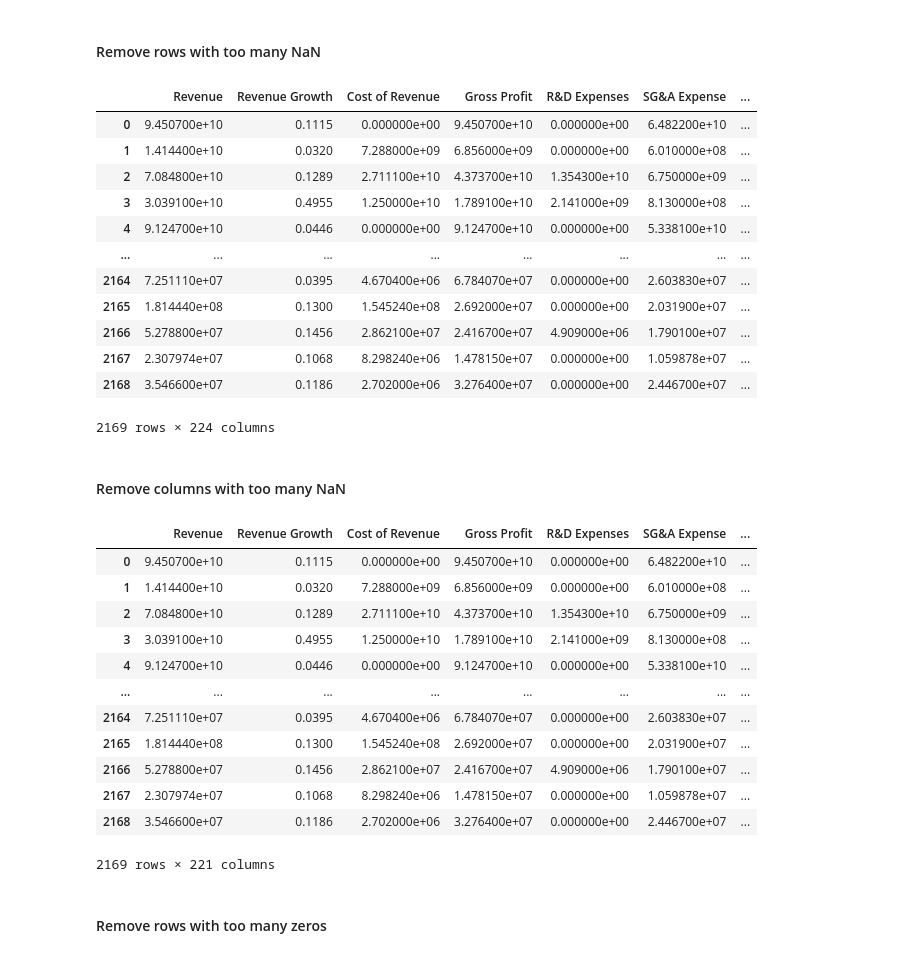
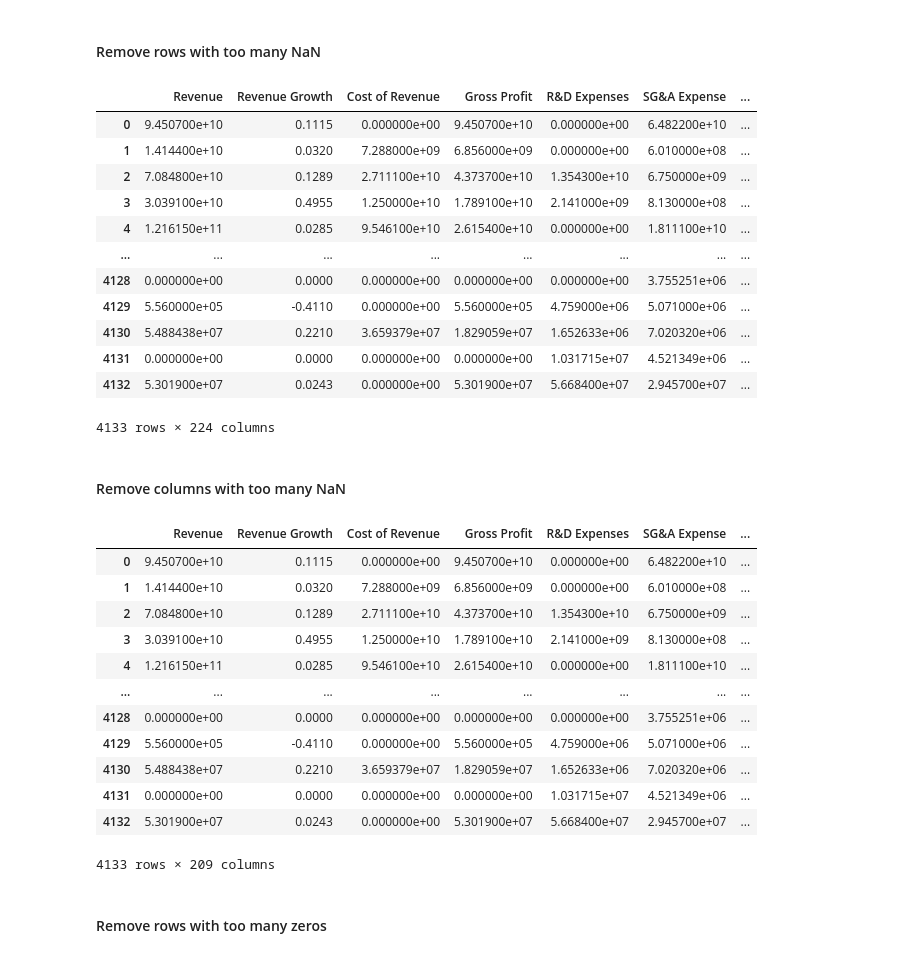
Before and after one commit to danenbm/fintech-p2-machine-learning, a Jupyter notebook: machine-learning.ipynb, the cells around one changed output. Drawn from its saved outputs; the diff is of its cells as text; code cells hidden in the pictures.

```diff
--- a/machine-learning.ipynb
+++ b/machine-learning.ipynb
@@ -72,34 +76,34 @@ financial_df = financial_df.drop(columns=['Unnamed: 0'])
 # %% [markdown]
 #### Remove rows with too many NaN
 # %%
-# Remove rows where more than 5% of the values are NaN.
+# Remove rows where more than 25% of the values are NaN.
 num_columns = len(financial_df.columns)
-max_nan_per_row = round(num_columns * 0.05)
+max_nan_per_row = round(num_columns * 0.25)
 threshold = num_columns - max_nan_per_row
 
 financial_df = financial_df.dropna(axis=0, thresh=threshold)
 financial_df = financial_df.reset_index(drop=True)
 financial_df
 # %% [output]
 |  | Revenue | Revenue Growth | Cost of Revenue | Gross Profit | R&D Expenses | SG&A Expense | ... |
 | 0 | 9.450700e+10 | 0.1115 | 0.000000e+00 | 9.450700e+10 | 0.000000e+00 | 6.482200e+10 | ... |
 | 1 | 1.414400e+10 | 0.0320 | 7.288000e+09 | 6.856000e+09 | 0.000000e+00 | 6.010000e+08 | ... |
 | 2 | 7.084800e+10 | 0.1289 | 2.711100e+10 | 4.373700e+10 | 1.354300e+10 | 6.750000e+09 | ... |
 | 3 | 3.039100e+10 | 0.4955 | 1.250000e+10 | 1.789100e+10 | 2.141000e+09 | 8.130000e+08 | ... |
-| 4 | 9.124700e+10 | 0.0446 | 0.000000e+00 | 9.124700e+10 | 0.000000e+00 | 5.338100e+10 | ... |
+| 4 | 1.216150e+11 | 0.0285 | 9.546100e+10 | 2.615400e+10 | 0.000000e+00 | 1.811100e+10 | ... |
 | ... | ... | ... | ... | ... | ... | ... | ... |
-| 2164 | 7.251110e+07 | 0.0395 | 4.670400e+06 | 6.784070e+07 | 0.000000e+00 | 2.603830e+07 | ... |
-| 2165 | 1.814440e+08 | 0.1300 | 1.545240e+08 | 2.692000e+07 | 0.000000e+00 | 2.031900e+07 | ... |
-| 2166 | 5.278800e+07 | 0.1456 | 2.862100e+07 | 2.416700e+07 | 4.909000e+06 | 1.790100e+07 | ... |
-| 2167 | 2.307974e+07 | 0.1068 | 8.298240e+06 | 1.478150e+07 | 0.000000e+00 | 1.059878e+07 | ... |
-| 2168 | 3.546600e+07 | 0.1186 | 2.702000e+06 | 3.276400e+07 | 0.000000e+00 | 2.446700e+07 | ... |
+| 4128 | 0.000000e+00 | 0.0000 | 0.000000e+00 | 0.000000e+00 | 0.000000e+00 | 3.755251e+06 | ... |
+| 4129 | 5.560000e+05 | -0.4110 | 0.000000e+00 | 5.560000e+05 | 4.759000e+06 | 5.071000e+06 | ... |
+| 4130 | 5.488438e+07 | 0.2210 | 3.659379e+07 | 1.829059e+07 | 1.652633e+06 | 7.020320e+06 | ... |
+| 4131 | 0.000000e+00 | 0.0000 | 0.000000e+00 | 0.000000e+00 | 1.031715e+07 | 4.521349e+06 | ... |
+| 4132 | 5.301900e+07 | 0.0243 | 0.000000e+00 | 5.301900e+07 | 5.668400e+07 | 2.945700e+07 | ... |
-2169 rows × 224 columns
+4133 rows × 224 columns
 # %% [markdown]
 #### Remove columns with too many NaN
 # %%
-# Remove columns where more than 20% of the rows have a NaN in that column.
+# Remove columns where more than 25% of the rows have a NaN in that column.
 num_rows = len(financial_df)
-max_nan_per_col = round(num_rows * 0.20)
+max_nan_per_col = round(num_rows * 0.25)
 threshold = num_rows - max_nan_per_col
 
 financial_df = financial_df.dropna(axis=1, thresh=threshold)
@@ -110,14 +114,14 @@ financial_df
 | 1 | 1.414400e+10 | 0.0320 | 7.288000e+09 | 6.856000e+09 | 0.000000e+00 | 6.010000e+08 | ... |
 | 2 | 7.084800e+10 | 0.1289 | 2.711100e+10 | 4.373700e+10 | 1.354300e+10 | 6.750000e+09 | ... |
 | 3 | 3.039100e+10 | 0.4955 | 1.250000e+10 | 1.789100e+10 | 2.141000e+09 | 8.130000e+08 | ... |
-| 4 | 9.124700e+10 | 0.0446 | 0.000000e+00 | 9.124700e+10 | 0.000000e+00 | 5.338100e+10 | ... |
+| 4 | 1.216150e+11 | 0.0285 | 9.546100e+10 | 2.615400e+10 | 0.000000e+00 | 1.811100e+10 | ... |
 | ... | ... | ... | ... | ... | ... | ... | ... |
-| 2164 | 7.251110e+07 | 0.0395 | 4.670400e+06 | 6.784070e+07 | 0.000000e+00 | 2.603830e+07 | ... |
-| 2165 | 1.814440e+08 | 0.1300 | 1.545240e+08 | 2.692000e+07 | 0.000000e+00 | 2.031900e+07 | ... |
-| 2166 | 5.278800e+07 | 0.1456 | 2.862100e+07 | 2.416700e+07 | 4.909000e+06 | 1.790100e+07 | ... |
-| 2167 | 2.307974e+07 | 0.1068 | 8.298240e+06 | 1.478150e+07 | 0.000000e+00 | 1.059878e+07 | ... |
-| 2168 | 3.546600e+07 | 0.1186 | 2.702000e+06 | 3.276400e+07 | 0.000000e+00 | 2.446700e+07 | ... |
+| 4128 | 0.000000e+00 | 0.0000 | 0.000000e+00 | 0.000000e+00 | 0.000000e+00 | 3.755251e+06 | ... |
+| 4129 | 5.560000e+05 | -0.4110 | 0.000000e+00 | 5.560000e+05 | 4.759000e+06 | 5.071000e+06 | ... |
+| 4130 | 5.488438e+07 | 0.2210 | 3.659379e+07 | 1.829059e+07 | 1.652633e+06 | 7.020320e+06 | ... |
+| 4131 | 0.000000e+00 | 0.0000 | 0.000000e+00 | 0.000000e+00 | 1.031715e+07 | 4.521349e+06 | ... |
+| 4132 | 5.301900e+07 | 0.0243 | 0.000000e+00 | 5.301900e+07 | 5.668400e+07 | 2.945700e+07 | ... |
-2169 rows × 221 columns
+4133 rows × 209 columns
 # %% [markdown]
 #### Remove rows with too many zeros
 # %%
```
Also changed, not shown: parts of 110 cells of this notebook.
